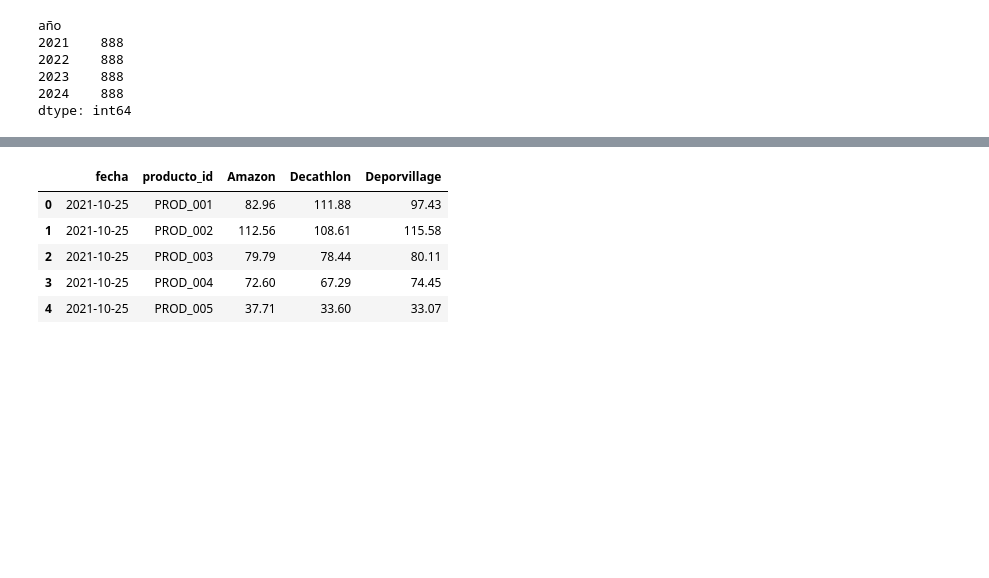
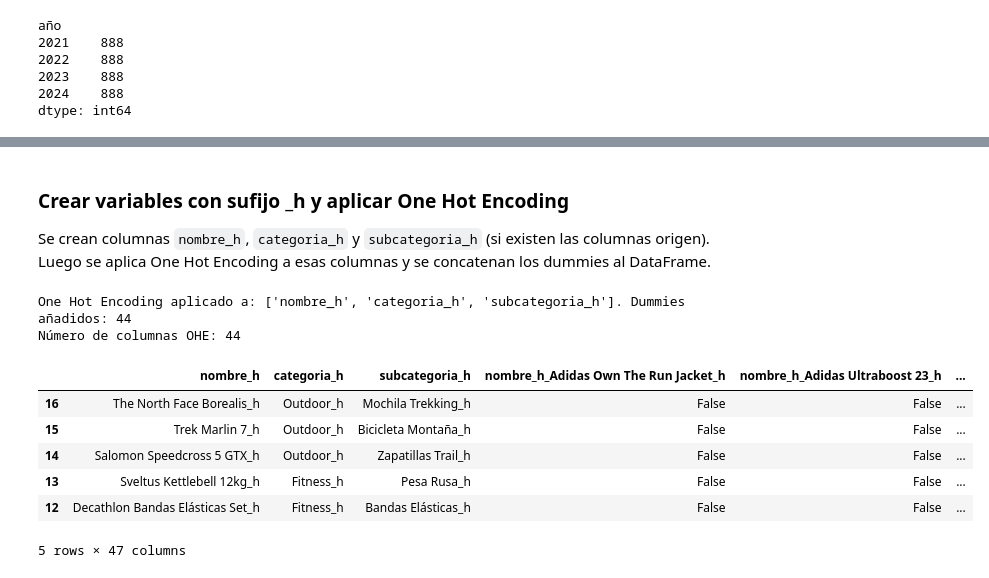
Before and after one commit to darwin-garcia/Forecasting-Ventas-S1, a Jupyter notebook: notebooks/Entrenamiento.ipynb, the cells around one changed output, grey strips where cells are left out. Saved outputs shown, nothing was run; the diff lists cells and outputs as text; code cells hidden in the pictures; blank space fills up the shorter version.

```diff
--- a/notebooks/Entrenamiento.ipynb
+++ b/notebooks/Entrenamiento.ipynb
@@ -509,9 +531,65 @@ df_nuevo_lags[['fecha', 'producto_id', 'precio_venta', 'precio_competencia', 'ra
-# %%
-df_competencia.head()
-# %% [output]
-|  | fecha | producto_id | Amazon | Decathlon | Deporvillage |
-| 0 | 2021-10-25 | PROD_001 | 82.96 | 111.88 | 97.43 |
-| 1 | 2021-10-25 | PROD_002 | 112.56 | 108.61 | 115.58 |
-| 2 | 2021-10-25 | PROD_003 | 79.79 | 78.44 | 80.11 |
-| 3 | 2021-10-25 | PROD_004 | 72.60 | 67.29 | 74.45 |
-| 4 | 2021-10-25 | PROD_005 | 37.71 | 33.60 | 33.07 |
+# %% [markdown]
+### Crear variables con sufijo _h y aplicar One Hot Encoding
+Se crean columnas `nombre_h`, `categoria_h` y `subcategoria_h` (si existen las columnas origen). Luego se aplica One Hot Encoding a esas columnas y se concatenan los dummies al DataFrame.
+# %%
+# Crear columnas *_h (añadir sufijo) y aplicar One Hot Encoding (pandas.get_dummies)
+cols_to_check = ['nombre', 'categoria', 'subcategoria']
+
+# Soportar variantes con tilde en la columna (e.g., 'categoría', 'subcategoría')
+cols_found = []
+df_target_name = 'df_nuevo_lags' if 'df_nuevo_lags' in globals() else ('df_nuevo' if 'df_nuevo' in globals() else None)
+if df_target_name is None:
+    raise NameError('No se encontró ni `df_nuevo_lags` ni `df_nuevo`. Ejecuta las celdas anteriores que generan el DataFrame.')
+df_target = globals()[df_target_name]
+
+for c in cols_to_check:
+    if c in df_target.columns:
+        cols_found.append(c)
+    else:
+        # intentar con tilde si aplica
+        alt = c.replace('categoria', 'categoría').replace('subcategoria', 'subcategoría')
+        if alt != c and alt in df_target.columns:
+            cols_found.append(alt)
+        else:
+            print(f'Columna origen no encontrada: {c} (comprobar nombre)')
+
+# Crear columnas *_h y convertir a string
+for c in cols_found:
+    new_col = f"{c}_h"
+    df_target[new_col] = df_target[c].astype(str) + '_h'
+
+# Aplicar One Hot Encoding a las columnas *_h
+cols_h = [f"{c}_h" for c in cols_found]
+dummies_list = []
+for c in cols_h:
+    if c in df_target.columns:
+        d = pd.get_dummies(df_target[c], prefix=c, prefix_sep='_', dummy_na=False)
+        dummies_list.append(d)
+
+if len(dummies_list) > 0:
+    df_dummies = pd.concat(dummies_list, axis=1)
+    df_target = pd.concat([df_target, df_dummies], axis=1)
+    print(f'One Hot Encoding aplicado a: {cols_h}. Dummies añadidos: {len(df_dummies.columns)}')
+else:
+    print('No se encontraron columnas *_h para codificar con One Hot Encoding.')
+
+# Volver a asignar al DataFrame original
+if df_target_name == 'df_nuevo_lags':
+    df_nuevo_lags = df_target
+else:
+    df_nuevo = df_target
+
+# Mostrar las columnas recien creadas y una vista previa
+ohe_cols = [c for c in df_target.columns if any(c.startswith(f'{col}_h_') for col in cols_found)]
+print('Número de columnas OHE:', len(ohe_cols))
+display(df_target[[c for c in df_target.columns if c in cols_h or c in ohe_cols]].head())
+# %% [output]
+One Hot Encoding aplicado a: ['nombre_h', 'categoria_h', 'subcategoria_h']. Dummies añadidos: 44
+Número de columnas OHE: 44
+|  | nombre_h | categoria_h | subcategoria_h | nombre_h_Adidas Own The Run Jacket_h | nombre_h_Adidas Ultraboost 23_h | ... |
+| 16 | The North Face Borealis_h | Outdoor_h | Mochila Trekking_h | False | False | ... |
+| 15 | Trek Marlin 7_h | Outdoor_h | Bicicleta Montaña_h | False | False | ... |
+| 14 | Salomon Speedcross 5 GTX_h | Outdoor_h | Zapatillas Trail_h | False | False | ... |
+| 13 | Sveltus Kettlebell 12kg_h | Fitness_h | Pesa Rusa_h | False | False | ... |
+| 12 | Decathlon Bandas Elásticas Set_h | Fitness_h | Bandas Elásticas_h | False | False | ... |
+5 rows × 47 columns
```
Also changed, not shown: parts of 10 cells of this notebook, 2 other files.
